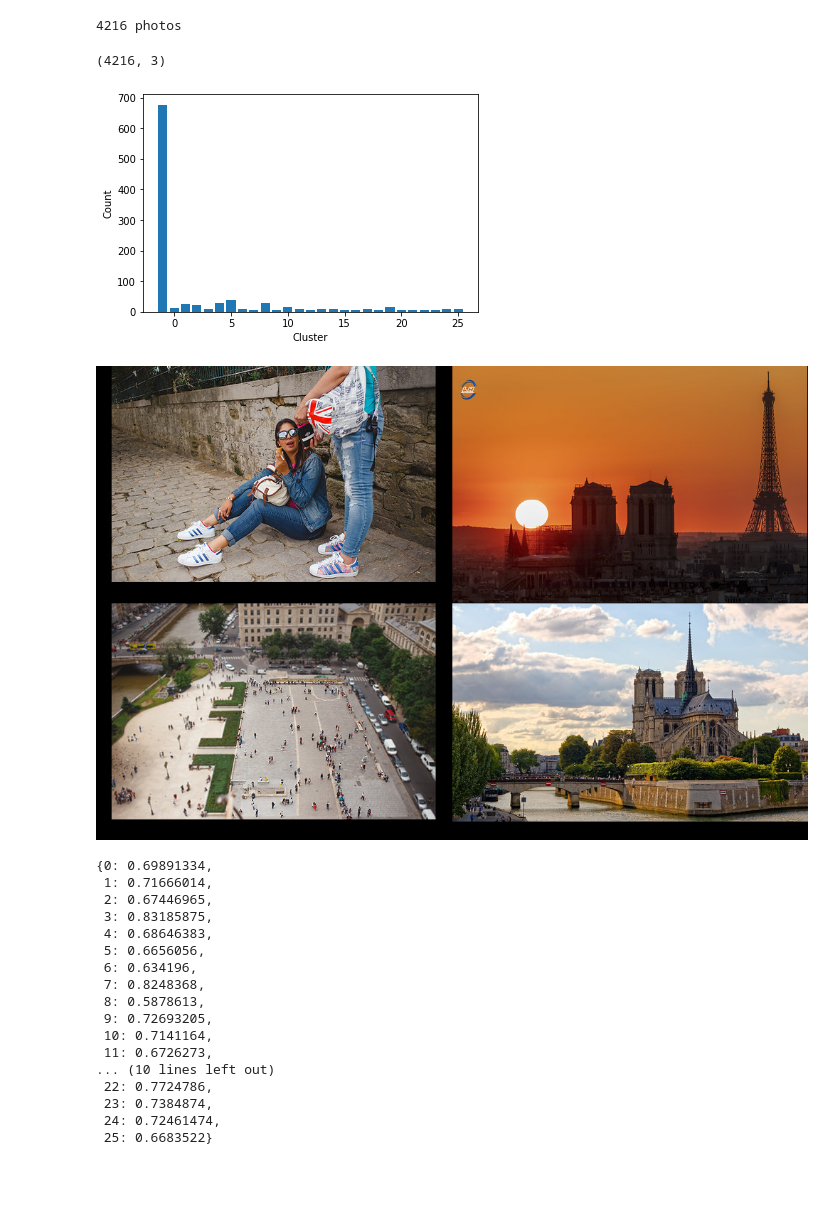
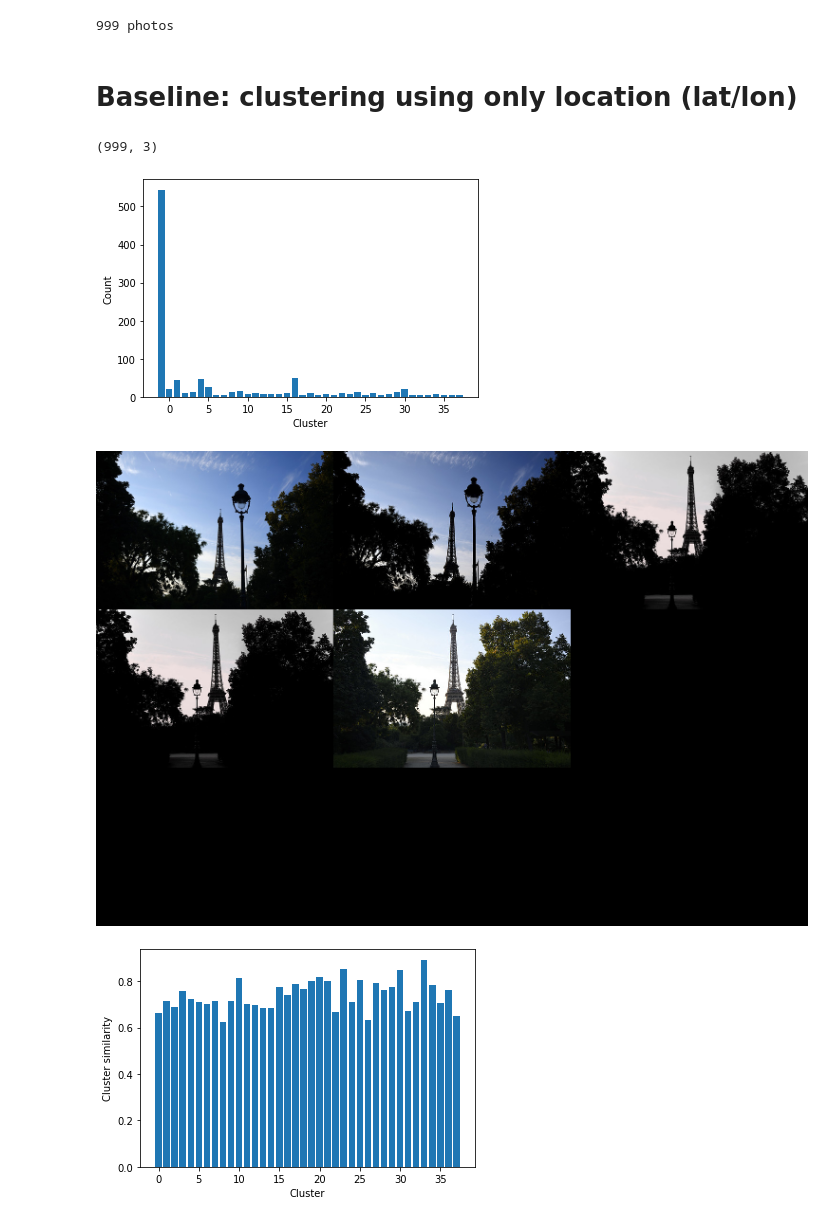
Before and after one commit to sylvainma/Explorify, a Jupyter notebook: clustering.ipynb, the cells around one changed output. Drawn from its saved outputs; the diff is of its cells as text; code cells hidden in the pictures; blank space fills up the shorter version.

```diff
--- a/clustering.ipynb
+++ b/clustering.ipynb
@@ -19,70 +22,80 @@ api_key, api_secret = load_credentials()
 flickr_api.set_keys(api_key=api_key, api_secret=api_secret)
 # %%
 # Load dataset and count number of photos
-path = "data/paris_10000.h5"
+path = "data/paris_1000_test.h5"
 dataset = LoadDataset(path)
 print(dataset.size(), "photos")
 # %% [output]
-4216 photos
+999 photos
+# %% [markdown]
+# Baseline: clustering using only location (lat/lon)
 # %%
 # Get features from dataset
 it = dataset.get()
 X = []
 for i, row in enumerate(it):
-    metadata, embedding = row
+    metadata, _, embedding = row
+
+    # Location
     lat = float(metadata["location"]["latitude"])
     lon = float(metadata["location"]["longitude"])
+
+    # Tags
+    tags = " ".join([tag["text"] for tag in metadata["tags"]])
+
+    # Embedding
+    emb = embedding.tolist()
+
     id = int(metadata["id"])
     X.append([id, lat, lon])
 
 X = np.asarray(X)
 X.shape
 # %% [output]
-(4216, 3)
+(999, 3)
 # %%
 # Sampling on a smaller subset
-train_idx = np.random.choice(X.shape[0], size=1000, replace=False)
-sample = X[train_idx]
-X_train = sample[:, 1:]
+X_train = X[:, 1:]
 
 # Train clustering using DBSCAN
 kms_per_radian = 6371.0088
-meters = 50
+meters = 30
 epsilon = (meters * 0.001) / kms_per_radian
 db = DBSCAN(eps=epsilon, algorithm='ball_tree', metric='haversine')
 db.fit(np.radians(X_train))
 y_train = db.labels_
+
+# Plot
 fig, ax = plt.subplots()
 ax.bar(*np.unique(y_train, return_counts=True))
 ax.set_xlabel("Cluster")
 ax.set_ylabel("Count")
 plt.show()
 # %% [output]
-[figure, old version]
+[figure, new version]
 # %%
 # Get images in clusters
 cluster_imgs = {}
 for label in set(y_train):
     if label == -1: continue
-    photos_id = sample[y_train == label, 0]
+    photos_id = X[y_train == label, 0]
     cluster_imgs[label] = []
-    subset = np.random.choice(photos_id.shape[0], size=min(photos_id.shape[0], 4), replace=False)
+    subset = np.random.choice(photos_id.shape[0], size=min(photos_id.shape[0], 6), replace=False)
     for photo_id in photos_id[subset]:
-        p = Photo(id=photo_id)
-        img = get_photo(p)
+        _, img, _ = dataset.get_id(int(photo_id))
         cluster_imgs[label].append(img)
 # %%
 # Visualize photos from the same cluster
-cluster_label = 0
+cluster_label = 33
 grid = visualize_grid(make_tensor(cluster_imgs[cluster_label]))
 Image.fromarray(grid.astype("uint8"))
 # %% [output]
-[figure, old version]
+[figure, new version]
 # %%
 from sklearn.metrics.pairwise import cosine_similarity
 
 def compute_cluster_sim(X):
-    embedding_X = [dataset.get_id(int(photo_id))[1] for photo_id in X[:, 0]]
+    embedding_X = [dataset.get_id(int(photo_id))[2] for photo_id in X[:, 0]]
     embedding_X = np.stack(embedding_X, axis=0)
     return cosine_similarity(embedding_X).mean()
 
@@ -90,26 +103,15 @@ def compute_cluster_sim(X):
 cluster_similarities = {}
 for label in set(y_train):
     if label == -1: continue
-    cluster_X = sample[y_train == label]
+    cluster_X = X[y_train == label]
     cluster_sim = compute_cluster_sim(cluster_X)
     cluster_similarities[label] = cluster_sim
 
-cluster_similarities
+# Plot
+fig, ax = plt.subplots()
+ax.bar(cluster_similarities.keys(), [cluster_similarities[k] for k in cluster_similarities.keys()])
+ax.set_xlabel("Cluster")
+ax.set_ylabel("Cluster similarity")
+plt.show()
 # %% [output]
-{0: 0.69891334,
- 1: 0.71666014,
- 2: 0.67446965,
- 3: 0.83185875,
- 4: 0.68646383,
- 5: 0.6656056,
- 6: 0.634196,
- 7: 0.8248368,
- 8: 0.5878613,
- 9: 0.72693205,
- 10: 0.7141164,
- 11: 0.6726273,
-... (10 lines left out)
- 22: 0.7724786,
- 23: 0.7384874,
- 24: 0.72461474,
- 25: 0.6683522}
+[figure, added]
```
Also changed, not shown: parts of 14 cells of this notebook, 6 other files.
